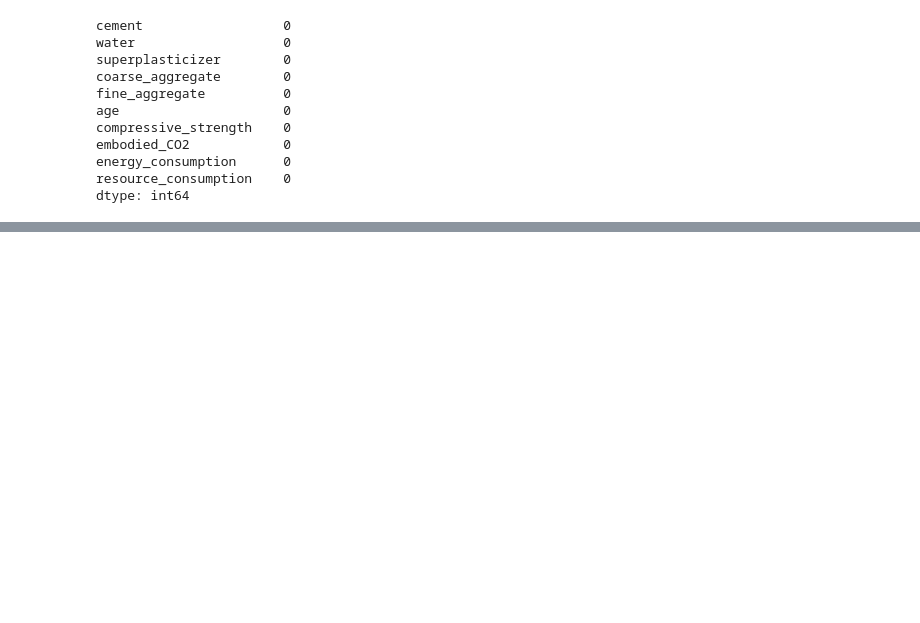
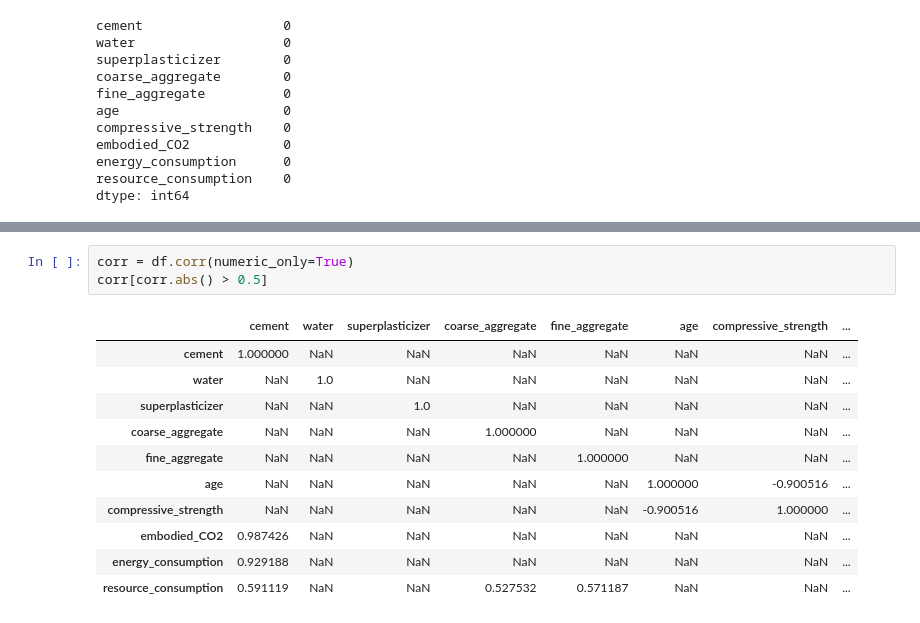
Before and after one commit to pariyaaf/sustainable_concrete_ml_optimization, a Jupyter notebook: notebook/ml.ipynb, the cells around one changed output, grey strips where cells are left out. Drawn from its saved outputs; the diff is of its cells as text; blank space fills up the shorter version.

```diff
--- a/notebook/ml.ipynb
+++ b/notebook/ml.ipynb
@@ -65,0 +50,15 @@ Index(['cement', 'water', 'superplasticizer', 'coarse_aggregate',
+# %%
+corr = df.corr(numeric_only=True)
+corr[corr.abs() > 0.5]
+# %% [output]
+|  | cement | water | superplasticizer | coarse_aggregate | fine_aggregate | age | compressive_strength | ... |
+| cement | 1.000000 | NaN | NaN | NaN | NaN | NaN | NaN | ... |
+| water | NaN | 1.0 | NaN | NaN | NaN | NaN | NaN | ... |
+| superplasticizer | NaN | NaN | 1.0 | NaN | NaN | NaN | NaN | ... |
+| coarse_aggregate | NaN | NaN | NaN | 1.000000 | NaN | NaN | NaN | ... |
+| fine_aggregate | NaN | NaN | NaN | NaN | 1.000000 | NaN | NaN | ... |
+| age | NaN | NaN | NaN | NaN | NaN | 1.000000 | -0.900516 | ... |
+| compressive_strength | NaN | NaN | NaN | NaN | NaN | -0.900516 | 1.000000 | ... |
+| embodied_CO2 | 0.987426 | NaN | NaN | NaN | NaN | NaN | NaN | ... |
+| energy_consumption | 0.929188 | NaN | NaN | NaN | NaN | NaN | NaN | ... |
+| resource_consumption | 0.591119 | NaN | NaN | 0.527532 | 0.571187 | NaN | NaN | ... |
```
Also changed, not shown: parts of 15 cells of this notebook.
